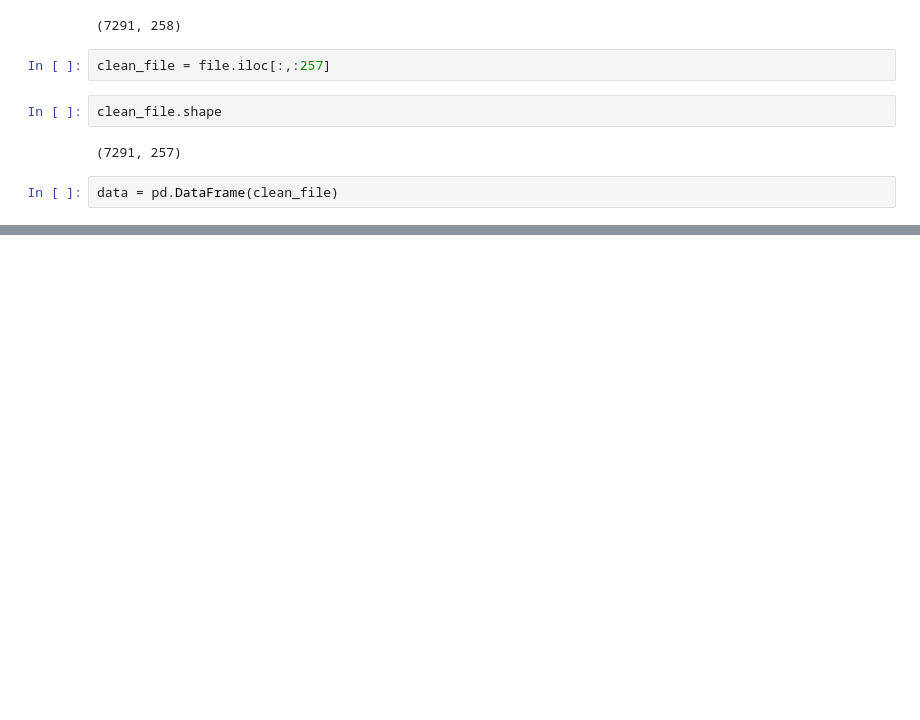
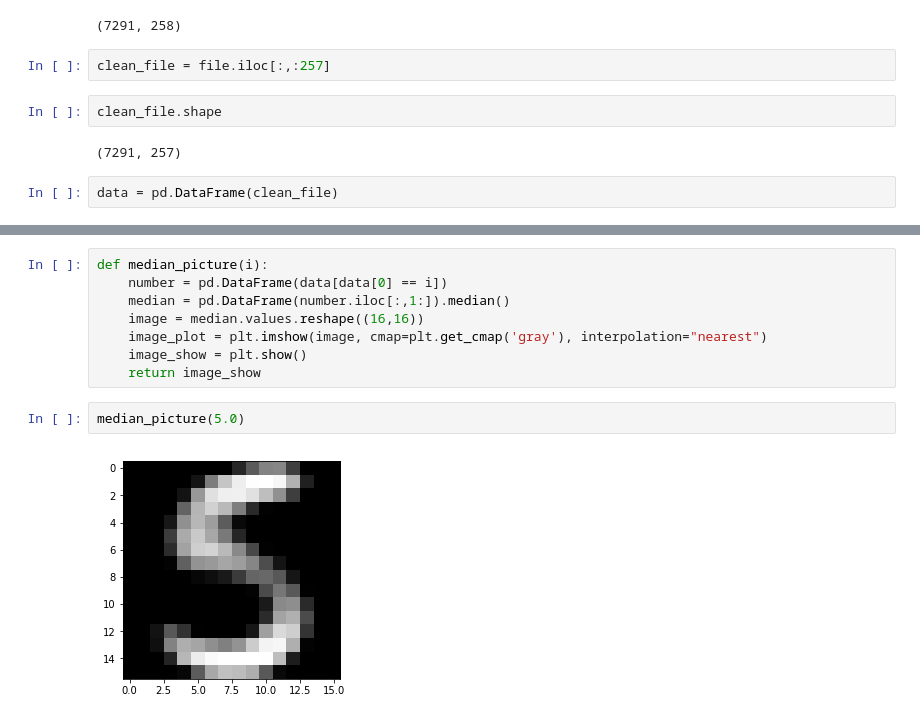
Before and after one commit to BrittaInData/Descriptive_Analysis, a Jupyter notebook: Data Notebook.ipynb, the cells around one changed output, grey strips where cells are left out. Saved outputs shown, nothing was run; the diff lists cells and outputs as text; blank space fills up the shorter version.

```diff
--- a/Data Notebook.ipynb
+++ b/Data Notebook.ipynb
@@ -54,0 +51,12 @@ plt.show();
+# %%
+def median_picture(i):
+    number = pd.DataFrame(data[data[0] == i])
+    median = pd.DataFrame(number.iloc[:,1:]).median()
+    image = median.values.reshape((16,16))
+    image_plot = plt.imshow(image, cmap=plt.get_cmap('gray'), interpolation="nearest")
+    image_show = plt.show()
+    return image_show
+# %%
+median_picture(5.0)
+# %% [output]
+[figure, added]
```
Also changed, not shown: parts of 18 cells of this notebook.
